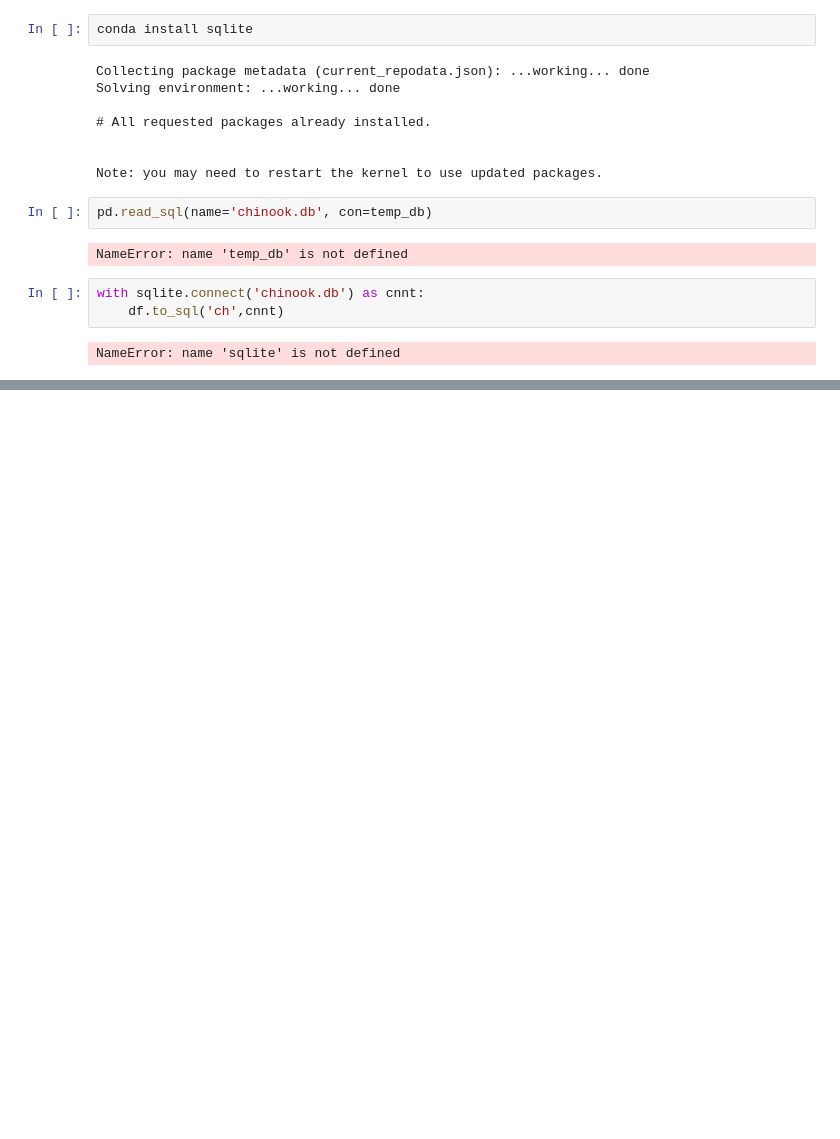
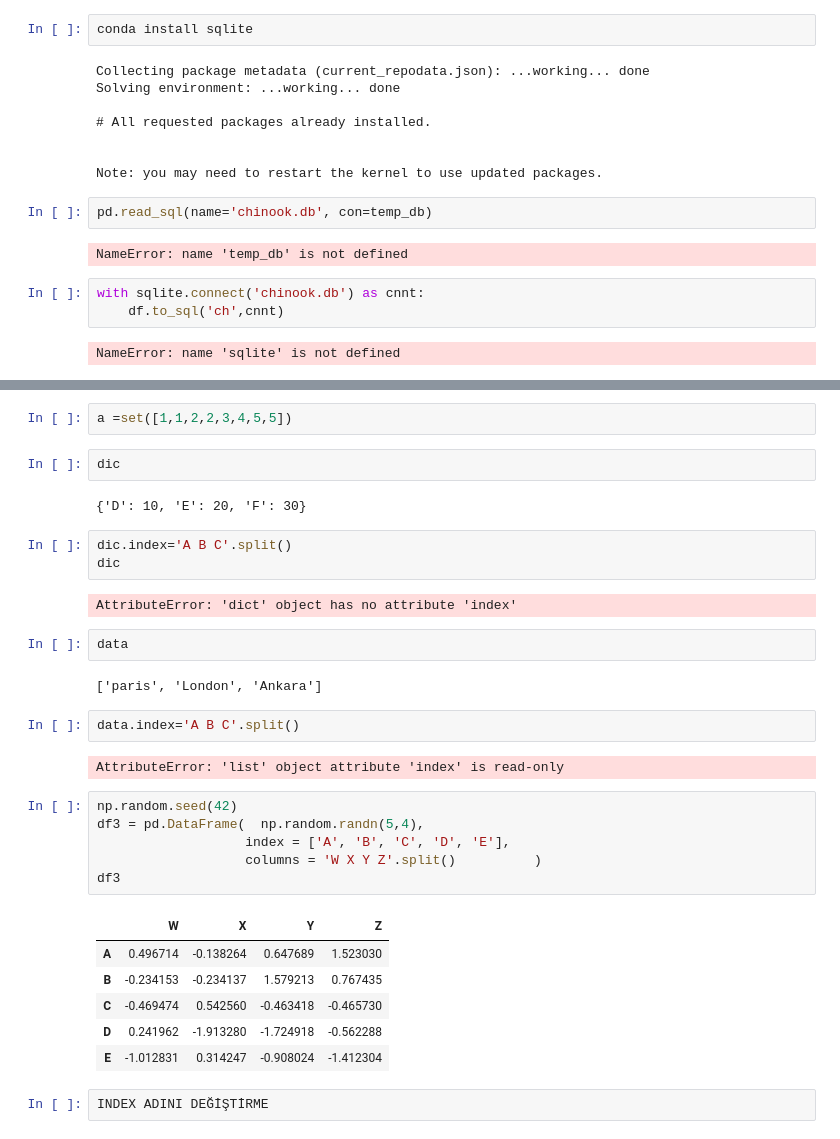
Before and after one commit to MevlutYildiz77/Numpy, a Jupyter notebook: exercise.ipynb, the cells around one changed output, grey strips where cells are left out. Drawn from its saved outputs; the diff is of its cells as text; blank space fills up the shorter version.

```diff
--- a/exercise.ipynb
+++ b/exercise.ipynb
@@ -596,0 +627,34 @@ NameError: name 'sqlite' is not defined
+# %%
+a =set([1,1,2,2,3,4,5,5])
+# %%
+dic
+# %% [output]
+{'D': 10, 'E': 20, 'F': 30}
+# %%
+dic.index='A B C'.split()
+dic
+# %% [output]
+AttributeError: 'dict' object has no attribute 'index'
+# %%
+data
+# %% [output]
+['paris', 'London', 'Ankara']
+# %%
+data.index='A B C'.split()
+# %% [output]
+AttributeError: 'list' object attribute 'index' is read-only
+# %%
+np.random.seed(42)
+df3 = pd.DataFrame(  np.random.randn(5,4),
+                   index = ['A', 'B', 'C', 'D', 'E'],
+                   columns = 'W X Y Z'.split()          )
+df3
+# %% [output]
+|  | W | X | Y | Z |
+| A | 0.496714 | -0.138264 | 0.647689 | 1.523030 |
+| B | -0.234153 | -0.234137 | 1.579213 | 0.767435 |
+| C | -0.469474 | 0.542560 | -0.463418 | -0.465730 |
+| D | 0.241962 | -1.913280 | -1.724918 | -0.562288 |
+| E | -1.012831 | 0.314247 | -0.908024 | -1.412304 |
+# %%
+INDEX ADINI DEĞİŞTİRME
```
Also changed, not shown: parts of 5 cells of this notebook.
